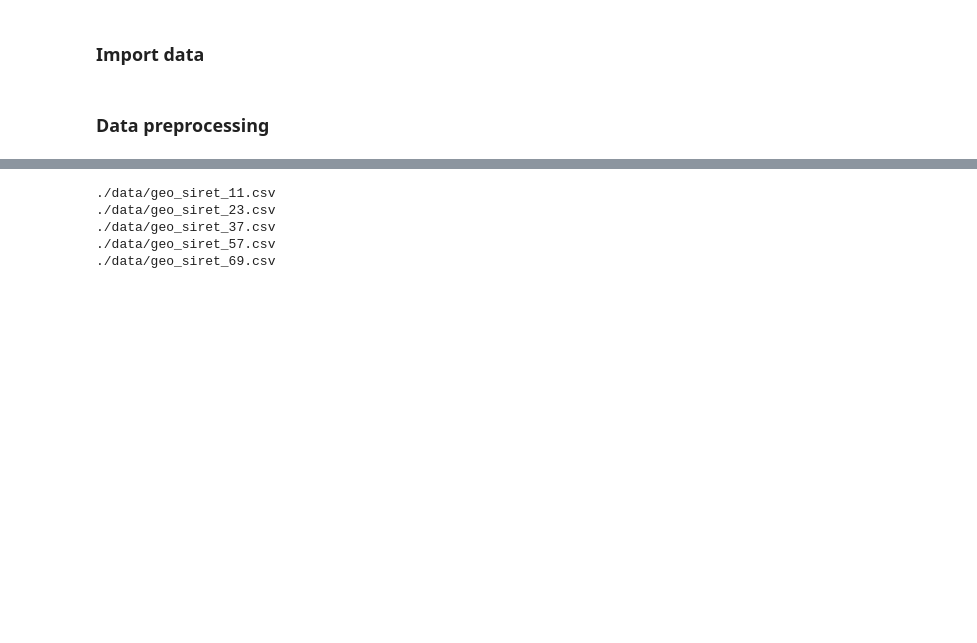
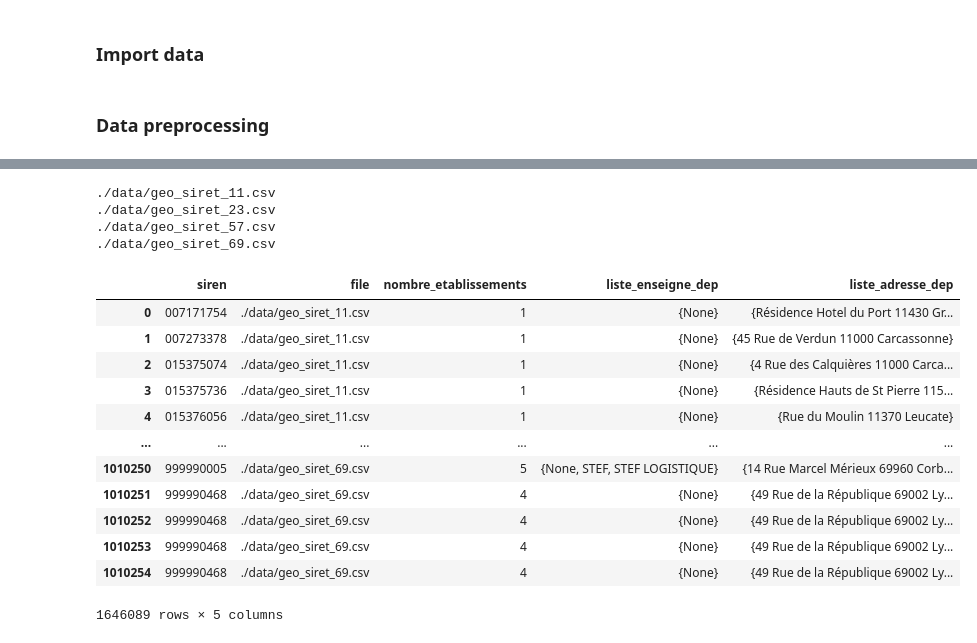
Before and after one commit to annuaire-entreprises-data-gouv-fr/search-api, a Jupyter notebook: airflow/dags/dag_datalake_sirene/process-data-before-indexation.ipynb, the cells around one changed output, grey strips where cells are left out. Saved outputs shown, nothing was run; the diff lists cells and outputs as text; code cells hidden in the pictures; blank space fills up the shorter version.

```diff
--- a/airflow/dags/dag_datalake_sirene/process-data-before-indexation.ipynb
+++ b/airflow/dags/dag_datalake_sirene/process-data-before-indexation.ipynb
@@ -153,6 +153,7 @@ df_out=pd.DataFrame()
 for geo_file in geo_files:
     print(geo_file)
     df_geo = pd.read_csv(geo_file,dtype=str)
+    df_geo = df_geo.replace({np.nan: None})
     df_geo['file'] = geo_file
     df_geo['nombre_etablissements'] = df_geo.groupby(['siren','file'])['siret'].transform('count')
     df_enseigne = df_geo.groupby(['siren','file'])['enseigne'].apply(set).reset_index(name='liste_enseigne_dep').drop(columns=['file'], axis=1)
@@ -164,9 +165,24 @@ for geo_file in geo_files:
 # %% [output]
 ./data/geo_siret_11.csv
 ./data/geo_siret_23.csv
-./data/geo_siret_37.csv
 ./data/geo_siret_57.csv
 ./data/geo_siret_69.csv
+# %%
+df_out
+# %% [output]
+|  | siren | file | nombre_etablissements | liste_enseigne_dep | liste_adresse_dep |
+| 0 | 007171754 | ./data/geo_siret_11.csv | 1 | {None} | {Résidence Hotel du Port 11430 Gr... |
+| 1 | 007273378 | ./data/geo_siret_11.csv | 1 | {None} | {45 Rue de Verdun 11000 Carcassonne} |
+| 2 | 015375074 | ./data/geo_siret_11.csv | 1 | {None} | {4 Rue des Calquières 11000 Carca... |
+| 3 | 015375736 | ./data/geo_siret_11.csv | 1 | {None} | {Résidence Hauts de St Pierre 115... |
+| 4 | 015376056 | ./data/geo_siret_11.csv | 1 | {None} | {Rue du Moulin 11370 Leucate} |
+| ... | ... | ... | ... | ... | ... |
+| 1010250 | 999990005 | ./data/geo_siret_69.csv | 5 | {None, STEF, STEF LOGISTIQUE} | {14 Rue Marcel Mérieux 69960 Corb... |
+| 1010251 | 999990468 | ./data/geo_siret_69.csv | 4 | {None} | {49 Rue de la République 69002 Ly... |
+| 1010252 | 999990468 | ./data/geo_siret_69.csv | 4 | {None} | {49 Rue de la République 69002 Ly... |
+| 1010253 | 999990468 | ./data/geo_siret_69.csv | 4 | {None} | {49 Rue de la République 69002 Ly... |
+| 1010254 | 999990468 | ./data/geo_siret_69.csv | 4 | {None} | {49 Rue de la République 69002 Ly... |
+1646089 rows × 5 columns
 # %%
 df_out = df_out.drop_duplicates(subset=['siren','file'], keep='first')
 df_liste = df_out.groupby(['siren'])['liste_enseigne_dep'].apply(list).reset_index(name='liste_enseigne')
```
Also changed, not shown: parts of 8 cells of this notebook.
